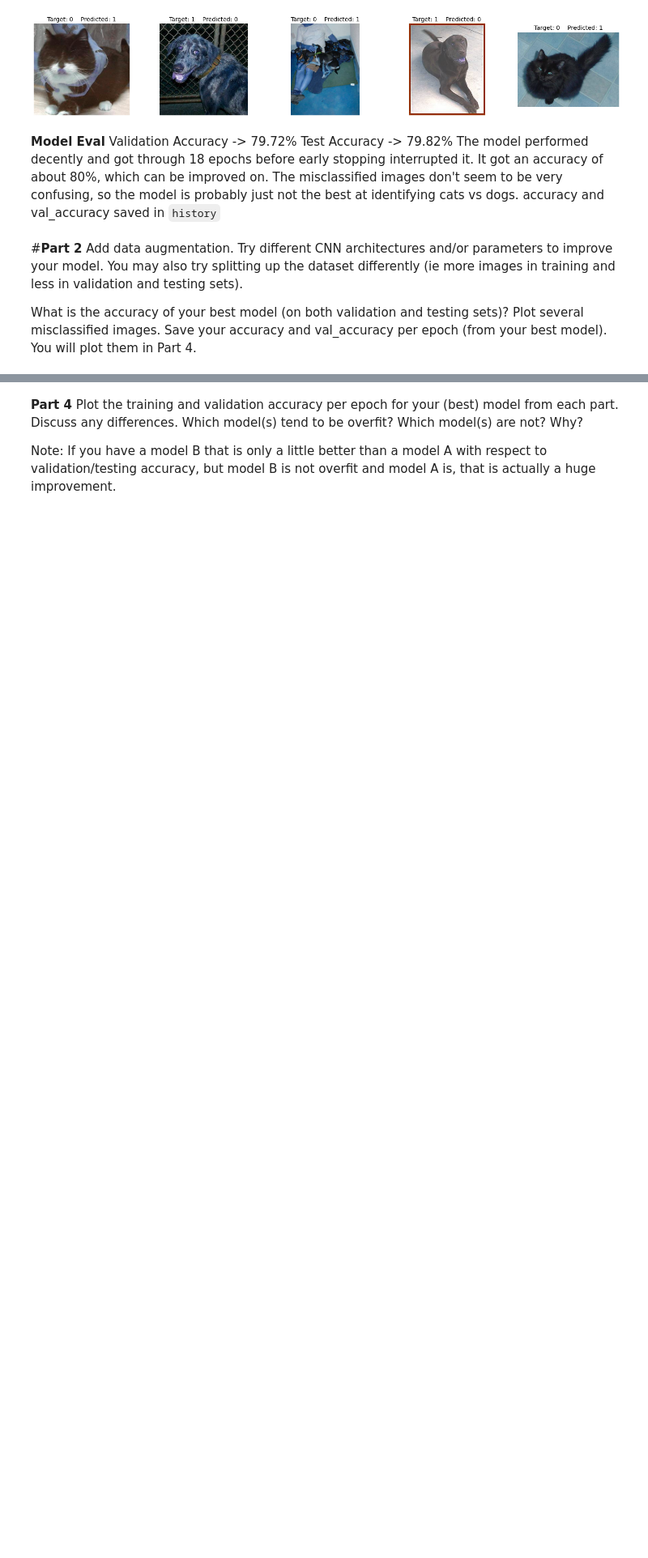
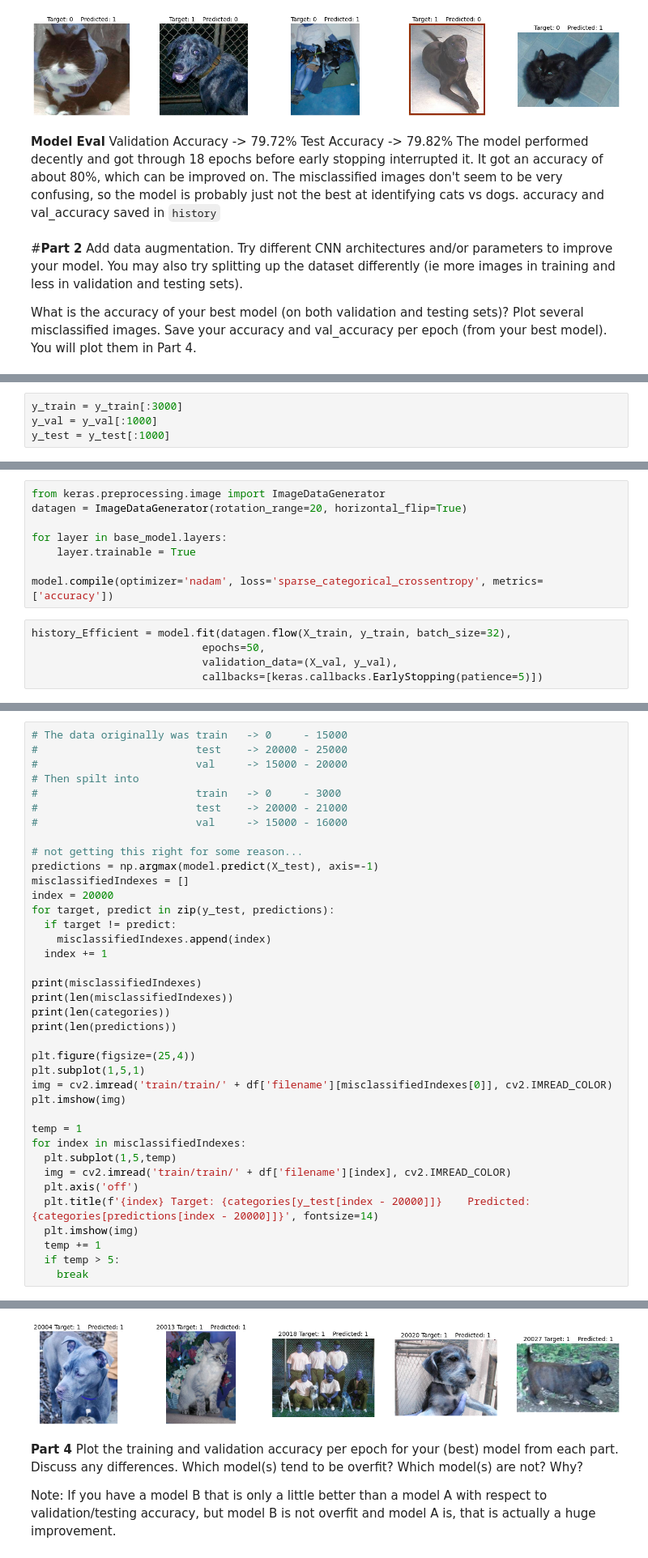
Before and after one commit to NeymanThomas/4499-Assignments, a Jupyter notebook: Mid-Project/MidProject.ipynb, the cells around one changed output, grey strips where cells are left out. Shown at 81% size. Drawn from its saved outputs; the diff is of its cells as text; blank space fills up the shorter version.

```diff
--- a/Mid-Project/MidProject.ipynb
+++ b/Mid-Project/MidProject.ipynb
@@ -294,0 +708,4 @@ What is the accuracy of your best model (on both validation and testing sets)? P
+# %%
+y_train = y_train[:3000]
+y_val = y_val[:1000]
+y_test = y_test[:1000]
@@ -294,0 +720,13 @@ What is the accuracy of your best model (on both validation and testing sets)? P
+# %%
+from keras.preprocessing.image import ImageDataGenerator
+datagen = ImageDataGenerator(rotation_range=20, horizontal_flip=True)
+
+for layer in base_model.layers:
+    layer.trainable = True
+
+model.compile(optimizer='nadam', loss='sparse_categorical_crossentropy', metrics=['accuracy'])
+# %%
+history_Efficient = model.fit(datagen.flow(X_train, y_train, batch_size=32),
+                           epochs=50,
+                           validation_data=(X_val, y_val),
+                           callbacks=[keras.callbacks.EarlyStopping(patience=5)])
@@ -294,0 +764,39 @@ What is the accuracy of your best model (on both validation and testing sets)? P
+# %%
+# The data originally was train   -> 0     - 15000
+#                         test    -> 20000 - 25000
+#                         val     -> 15000 - 20000
+# Then spilt into
+#                         train   -> 0     - 3000
+#                         test    -> 20000 - 21000
+#                         val     -> 15000 - 16000
+
+# not getting this right for some reason...
+predictions = np.argmax(model.predict(X_test), axis=-1)
+misclassifiedIndexes = []
+index = 20000
+for target, predict in zip(y_test, predictions):
+  if target != predict:
+    misclassifiedIndexes.append(index)
+  index += 1
+
+print(misclassifiedIndexes)
+print(len(misclassifiedIndexes))
+print(len(categories))
+print(len(predictions))
+
+plt.figure(figsize=(25,4))
+plt.subplot(1,5,1)
+img = cv2.imread('train/train/' + df['filename'][misclassifiedIndexes[0]], cv2.IMREAD_COLOR)
+plt.imshow(img)
+
+temp = 1
+for index in misclassifiedIndexes:
+  plt.subplot(1,5,temp)
+  img = cv2.imread('train/train/' + df['filename'][index], cv2.IMREAD_COLOR)
+  plt.axis('off')
+  plt.title(f'{index} Target: {categories[y_test[index - 20000]]}    Predicted: {categories[predictions[index - 20000]]}', fontsize=14)
+  plt.imshow(img)
+  temp += 1
+  if temp > 5:
+    break
+# %% [output]
@@ -295,3 +807,4 @@ What is the accuracy of your best model (on both validation and testing sets)? P
+[figure, added]
 # %% [markdown]
 **Part 4**</br>
 Plot the training and validation accuracy per epoch for your (best) model from each part. Discuss any differences. Which model(s) tend to be overfit? Which model(s) are not? Why?
```
Also changed, not shown: parts of 42 cells of this notebook.
